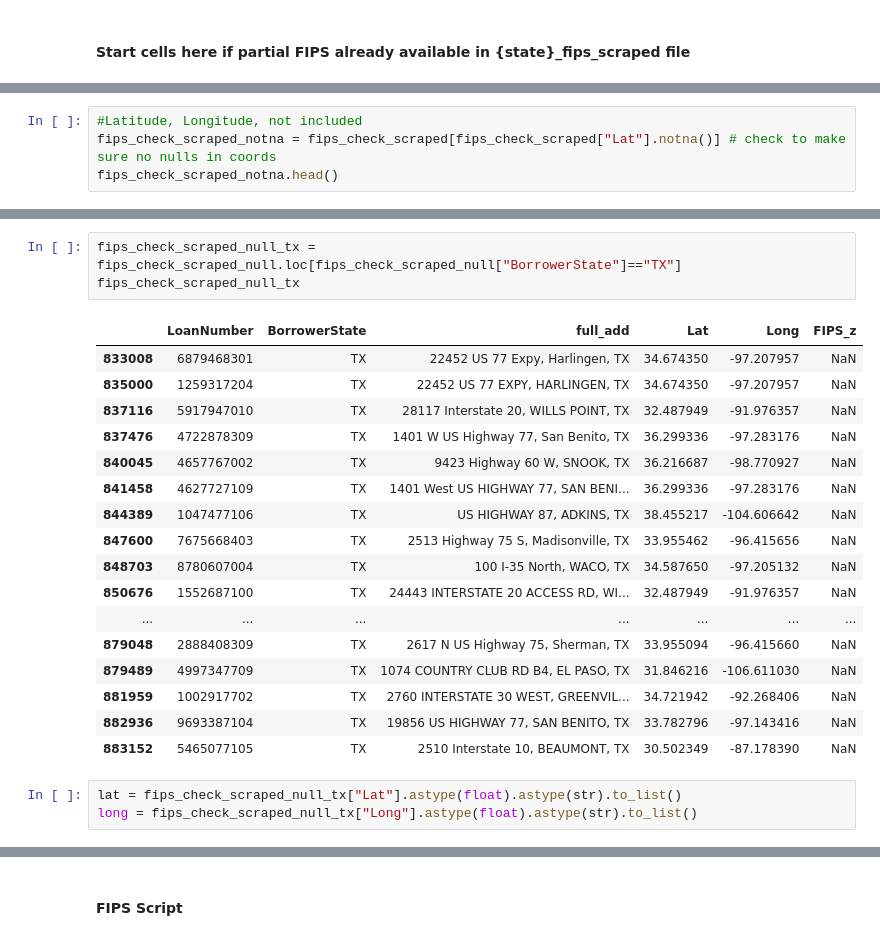
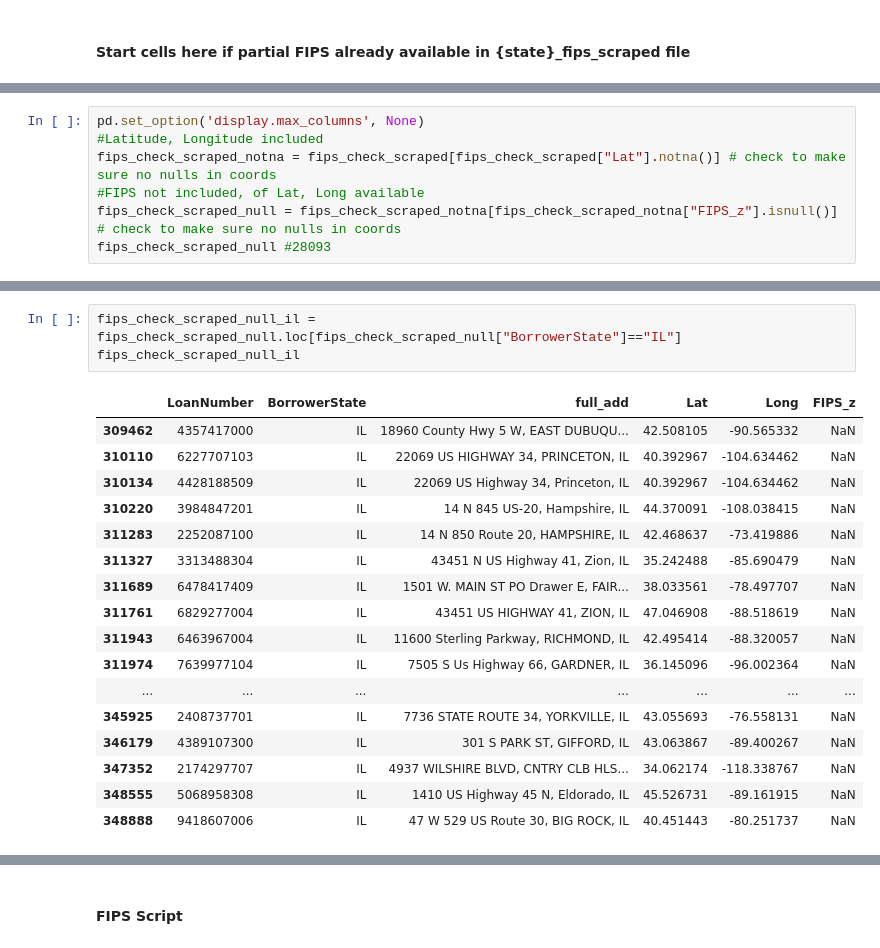
Before and after one commit to cspence001/mapdata_fips_aggregation, a Jupyter notebook: selenium_fips/23/selenium_census_script_fipscheck_23.ipynb, the cells around one changed output, grey strips where cells are left out. Saved outputs shown, nothing was run; the diff lists cells and outputs as text.

```diff
--- a/selenium_fips/23/selenium_census_script_fipscheck_23.ipynb
+++ b/selenium_fips/23/selenium_census_script_fipscheck_23.ipynb
@@ -27,8 +27,11 @@ fips_check_scraped.head()
 | 3 | 5120868804 | AK | 540 W Intl Airport Rd, Anchorage, AK | 61.173164 | -149.893283 | 2.020003e+13 |
 | 4 | 6650277102 | AK | 4300 BARTLETT STREET, HOMER, AK | 59.652704 | -151.549793 | 2.122001e+13 |
 # %%
-#Latitude, Longitude, not included
+pd.set_option('display.max_columns', None)
+#Latitude, Longitude included
 fips_check_scraped_notna = fips_check_scraped[fips_check_scraped["Lat"].notna()] # check to make sure no nulls in coords
-fips_check_scraped_notna.head()
+#FIPS not included, of Lat, Long available
+fips_check_scraped_null = fips_check_scraped_notna[fips_check_scraped_notna["FIPS_z"].isnull()] # check to make sure no nulls in coords
+fips_check_scraped_null #28093
 # %% [output]
 |  | LoanNumber | BorrowerState | full_add | Lat | Long | FIPS_z |
@@ -58,24 +50,21 @@ fips_check_scraped_null #28093
 # %%
-fips_check_scraped_null_tx = fips_check_scraped_null.loc[fips_check_scraped_null["BorrowerState"]=="TX"]
-fips_check_scraped_null_tx
+fips_check_scraped_null_il = fips_check_scraped_null.loc[fips_check_scraped_null["BorrowerState"]=="IL"]
+fips_check_scraped_null_il
 # %% [output]
 |  | LoanNumber | BorrowerState | full_add | Lat | Long | FIPS_z |
-| 833008 | 6879468301 | TX | 22452 US 77 Expy, Harlingen, TX | 34.674350 | -97.207957 | NaN |
-| 835000 | 1259317204 | TX | 22452 US 77 EXPY, HARLINGEN, TX | 34.674350 | -97.207957 | NaN |
-| 837116 | 5917947010 | TX | 28117 Interstate 20, WILLS POINT, TX | 32.487949 | -91.976357 | NaN |
-| 837476 | 4722878309 | TX | 1401 W US Highway 77, San Benito, TX | 36.299336 | -97.283176 | NaN |
-| 840045 | 4657767002 | TX | 9423 Highway 60 W, SNOOK, TX | 36.216687 | -98.770927 | NaN |
-| 841458 | 4627727109 | TX | 1401 West US HIGHWAY 77, SAN BENI... | 36.299336 | -97.283176 | NaN |
-| 844389 | 1047477106 | TX | US HIGHWAY 87, ADKINS, TX | 38.455217 | -104.606642 | NaN |
-| 847600 | 7675668403 | TX | 2513 Highway 75 S, Madisonville, TX | 33.955462 | -96.415656 | NaN |
-| 848703 | 8780607004 | TX | 100 I-35 North, WACO, TX | 34.587650 | -97.205132 | NaN |
-| 850676 | 1552687100 | TX | 24443 INTERSTATE 20 ACCESS RD, WI... | 32.487949 | -91.976357 | NaN |
+| 309462 | 4357417000 | IL | 18960 County Hwy 5 W, EAST DUBUQU... | 42.508105 | -90.565332 | NaN |
+| 310110 | 6227707103 | IL | 22069 US HIGHWAY 34, PRINCETON, IL | 40.392967 | -104.634462 | NaN |
+| 310134 | 4428188509 | IL | 22069 US Highway 34, Princeton, IL | 40.392967 | -104.634462 | NaN |
+| 310220 | 3984847201 | IL | 14 N 845 US-20, Hampshire, IL | 44.370091 | -108.038415 | NaN |
+| 311283 | 2252087100 | IL | 14 N 850 Route 20, HAMPSHIRE, IL | 42.468637 | -73.419886 | NaN |
+| 311327 | 3313488304 | IL | 43451 N US Highway 41, Zion, IL | 35.242488 | -85.690479 | NaN |
+| 311689 | 6478417409 | IL | 1501 W. MAIN ST PO Drawer E, FAIR... | 38.033561 | -78.497707 | NaN |
+| 311761 | 6829277004 | IL | 43451 US HIGHWAY 41, ZION, IL | 47.046908 | -88.518619 | NaN |
+| 311943 | 6463967004 | IL | 11600 Sterling Parkway, RICHMOND, IL | 42.495414 | -88.320057 | NaN |
+| 311974 | 7639977104 | IL | 7505 S Us Highway 66, GARDNER, IL | 36.145096 | -96.002364 | NaN |
 | ... | ... | ... | ... | ... | ... | ... |
-| 879048 | 2888408309 | TX | 2617 N US Highway 75, Sherman, TX | 33.955094 | -96.415660 | NaN |
-| 879489 | 4997347709 | TX | 1074 COUNTRY CLUB RD B4, EL PASO, TX | 31.846216 | -106.611030 | NaN |
-| 881959 | 1002917702 | TX | 2760 INTERSTATE 30 WEST, GREENVIL... | 34.721942 | -92.268406 | NaN |
-| 882936 | 9693387104 | TX | 19856 US HIGHWAY 77, SAN BENITO, TX | 33.782796 | -97.143416 | NaN |
-| 883152 | 5465077105 | TX | 2510 Interstate 10, BEAUMONT, TX | 30.502349 | -87.178390 | NaN |
+| 345925 | 2408737701 | IL | 7736 STATE ROUTE 34, YORKVILLE, IL | 43.055693 | -76.558131 | NaN |
+| 346179 | 4389107300 | IL | 301 S PARK ST, GIFFORD, IL | 43.063867 | -89.400267 | NaN |
+| 347352 | 2174297707 | IL | 4937 WILSHIRE BLVD, CNTRY CLB HLS... | 34.062174 | -118.338767 | NaN |
+| 348555 | 5068958308 | IL | 1410 US Highway 45 N, Eldorado, IL | 45.526731 | -89.161915 | NaN |
+| 348888 | 9418607006 | IL | 47 W 529 US Route 30, BIG ROCK, IL | 40.451443 | -80.251737 | NaN |
-# %%
-lat = fips_check_scraped_null_tx["Lat"].astype(float).astype(str).to_list()
-long = fips_check_scraped_null_tx["Long"].astype(float).astype(str).to_list()
```
Also changed, not shown: parts of 23 cells of this notebook, 1 other file.
